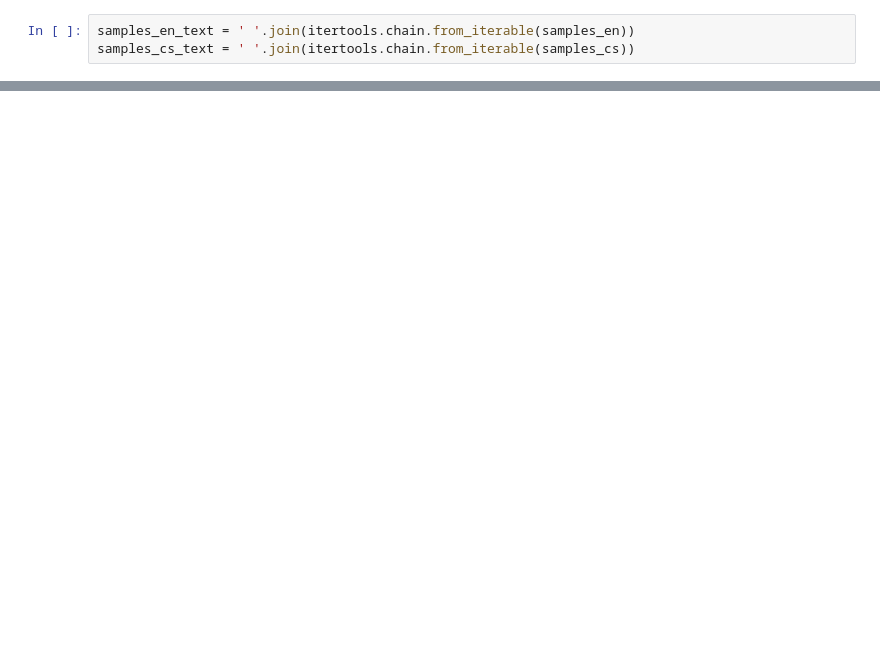
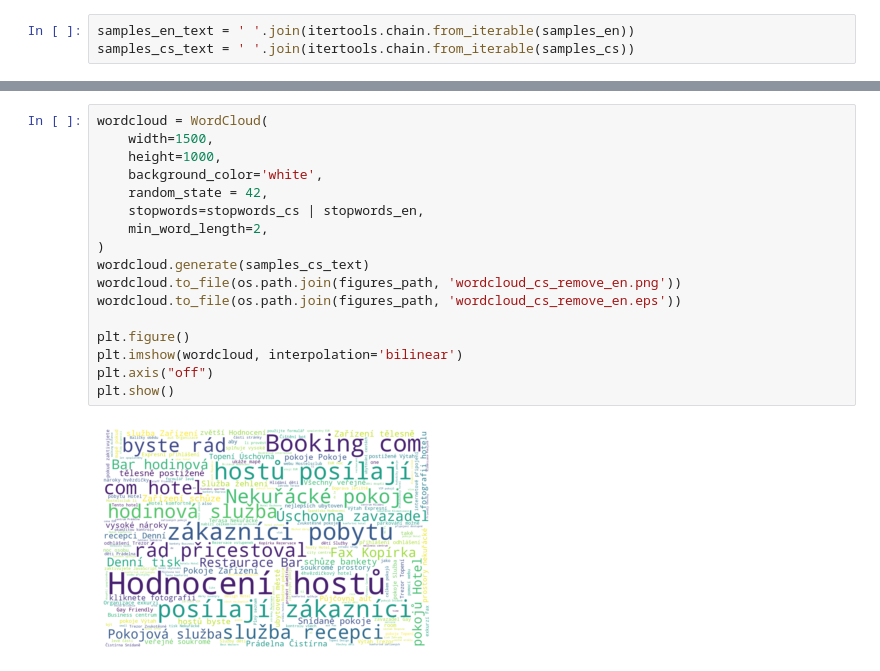
Before and after one commit to nixwill/nn-project, a Jupyter notebook: notebooks/data_analysis.ipynb, the cells around one changed output, grey strips where cells are left out. Cells and saved outputs as stored; diff of their text form; blank space fills up the shorter version.

```diff
--- a/notebooks/data_analysis.ipynb
+++ b/notebooks/data_analysis.ipynb
@@ -217,3 +202,22 @@ plt.axis("off")
 plt.show()
 # %% [output]
 [figure]
+# %%
+wordcloud = WordCloud(
+    width=1500,
+    height=1000,
+    background_color='white',
+    random_state = 42,
+    stopwords=stopwords_cs | stopwords_en,
+    min_word_length=2,
+)
+wordcloud.generate(samples_cs_text)
+wordcloud.to_file(os.path.join(figures_path, 'wordcloud_cs_remove_en.png'))
+wordcloud.to_file(os.path.join(figures_path, 'wordcloud_cs_remove_en.eps'))
+
+plt.figure()
+plt.imshow(wordcloud, interpolation='bilinear')
+plt.axis("off")
+plt.show()
+# %% [output]
+[figure, added]
```
Also changed, not shown: parts of 10 cells of this notebook, 10 other files.
